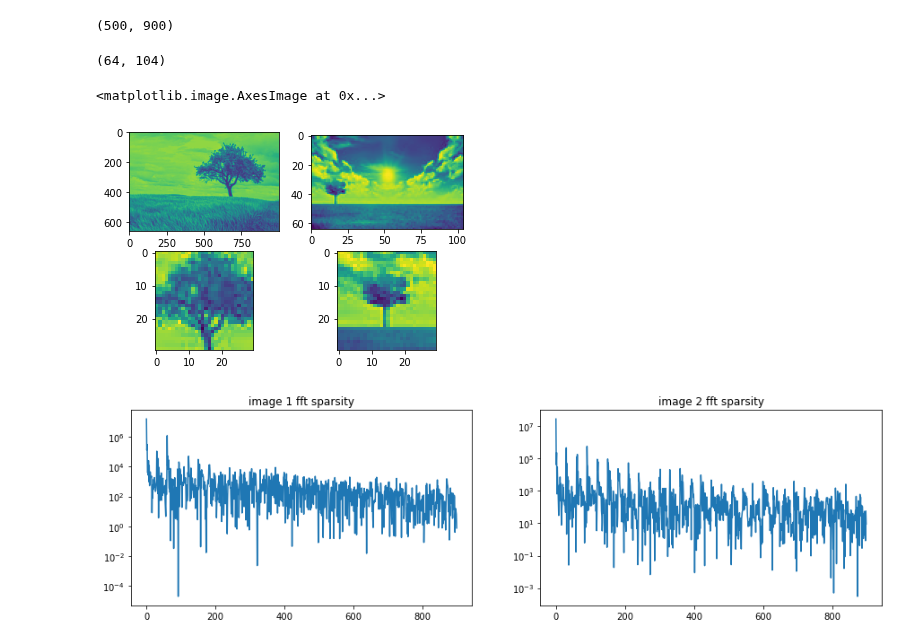
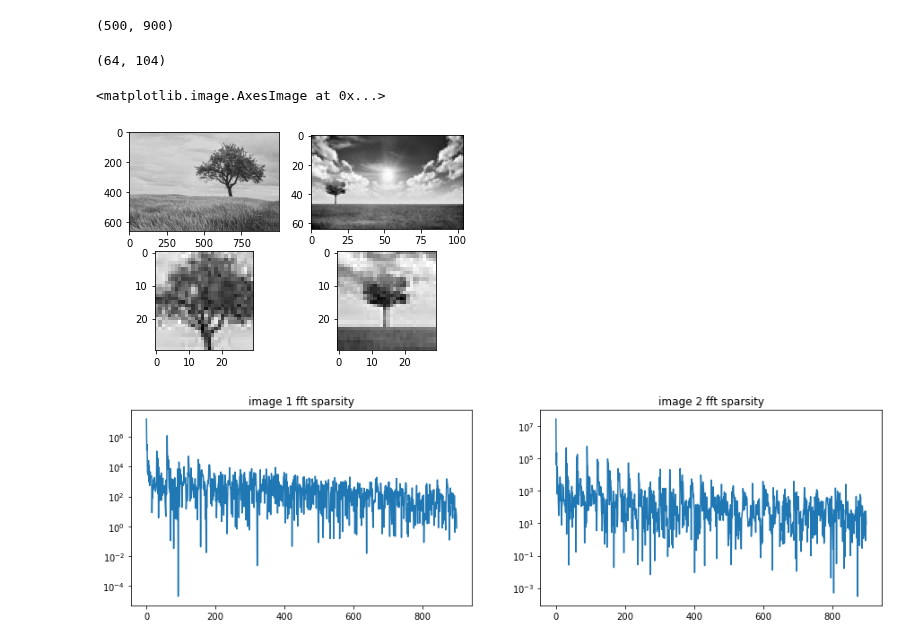
Before and after one commit to qkstngus000/Visual-Compressive-Sensing, a Jupyter notebook: V1_Compress _Sensing.ipynb, the cells around one changed output. Cells and saved outputs as stored; diff of their text form; code cells hidden in the pictures.

```diff
--- a/V1_Compress _Sensing.ipynb
+++ b/V1_Compress _Sensing.ipynb
@@ -63,38 +63,38 @@ img_original1 = ImageOps.grayscale(img_original1)
 
 img_original2 = Image.open("image/tree3.jpg") # Original size(64, 104)
 img_original2 = ImageOps.grayscale(img_original2)
 print(np.asarray(img_original2).shape)
 
 # took 30 X 30 pixel part of tree image at about coord(650, 260)
 img1 = Image.open("image/tree_part1.jpg")
 img1 = ImageOps.grayscale(img1)
 img_arr1 = np.asarray(img1)
 
 
 # Substitution image in case
 img2 = Image.open("image/tree3_part.jpg")
 img2 = ImageOps.grayscale(img2)
 img_arr2 = np.asarray(img2)
 
 # # of image
 num_image = 2
 
 #Show image
 ax = fig.add_subplot(2, 2, 1)
-plt.imshow(img_original1)
+plt.imshow(img_original1, cmap= 'gray')
 
 ax = fig.add_subplot(2, 2, 2)
-plt.imshow(img_original2)
+plt.imshow(img_original2, cmap= 'gray')
 
 ax = fig.add_subplot(2, 2, 3)
-plt.imshow(img1)
+plt.imshow(img1, cmap= 'gray')
 
 ax = fig.add_subplot(2, 2, 4)
-plt.imshow(img2)
+plt.imshow(img2, cmap= 'gray')
 # %% [output]
 (64, 104)
 <matplotlib.image.AxesImage at 0x...>
-[figure, old version]
+[figure, new version]
 # %%
 fig = plt.figure(figsize = (15, 4))
 
```
Also changed, not shown: parts of 1 cell of this notebook, 31 other files.
